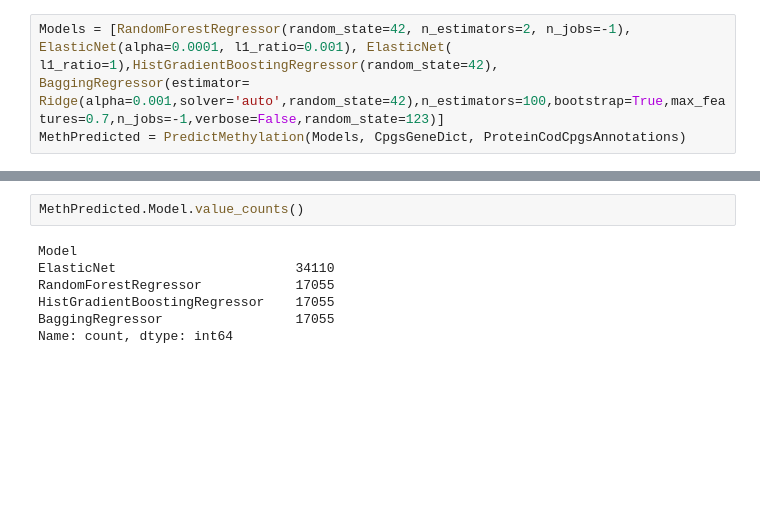
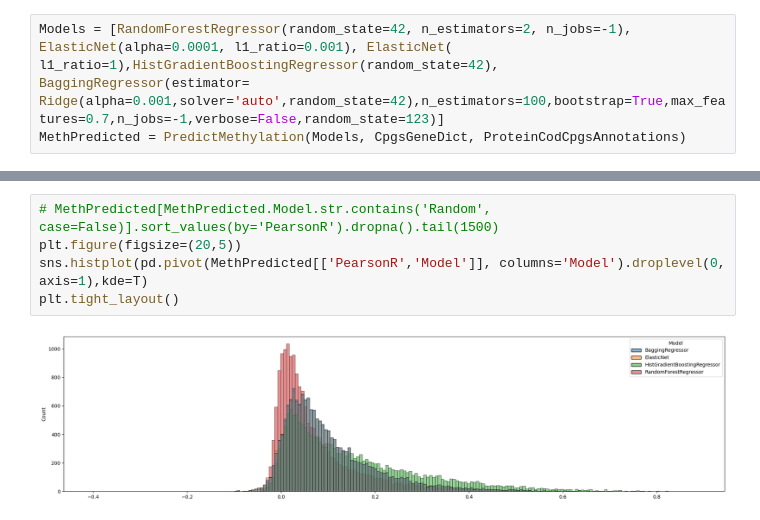
Before and after one commit to ansarahmadjaved/methpred, a Jupyter notebook: main.ipynb, the cells around one changed output, grey strips where cells are left out. Drawn from its saved outputs; the diff is of its cells as text; blank space fills up the shorter version.

```diff
--- a/main.ipynb
+++ b/main.ipynb
@@ -173,10 +168,8 @@ sns.displot(MethPredicted.PearsonR)
-# %%
-MethPredicted.Model.value_counts()
-# %% [output]
-Model
-ElasticNet                       34110
-RandomForestRegressor            17055
-HistGradientBoostingRegressor    17055
-BaggingRegressor                 17055
-Name: count, dtype: int64
+# %%
+# MethPredicted[MethPredicted.Model.str.contains('Random', case=False)].sort_values(by='PearsonR').dropna().tail(1500)
+plt.figure(figsize=(20,5))
+sns.histplot(pd.pivot(MethPredicted[['PearsonR','Model']], columns='Model').droplevel(0, axis=1),kde=T)
+plt.tight_layout()
+# %% [output]
+[figure, added]
 # %%
```
Also changed, not shown: parts of 18 cells of this notebook.
